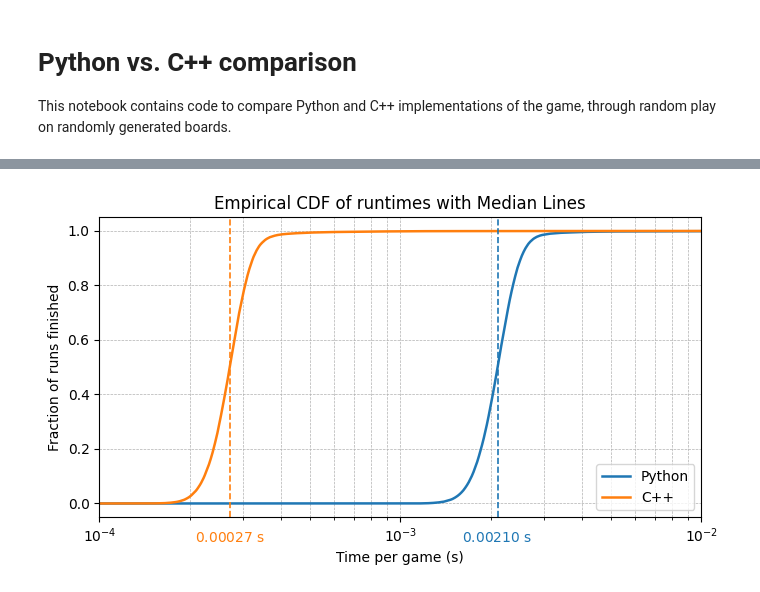
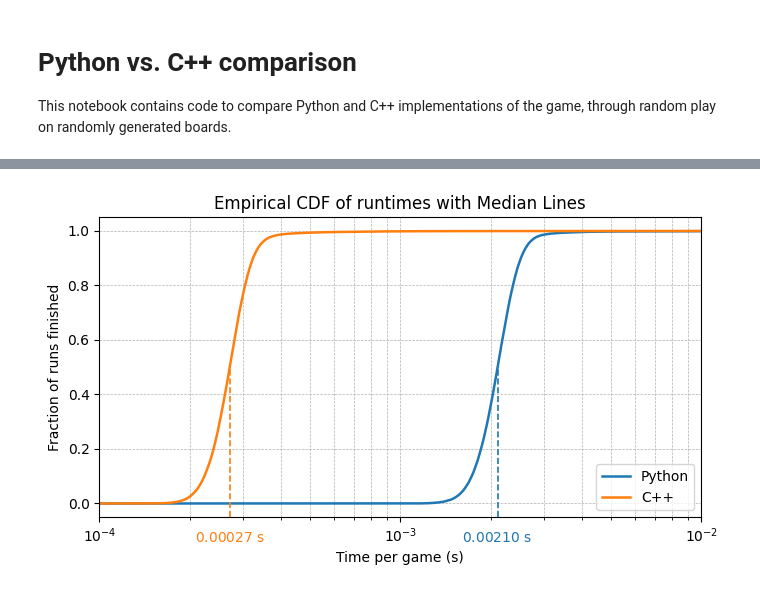
Before and after one commit to espenurheim/FormerMSc, a Jupyter notebook: Former/compare_cpp_py.ipynb, the cells around one changed output, grey strips where cells are left out. Cells and saved outputs as stored; diff of their text form; code cells hidden in the pictures.

Commit message:
Updated code to handle imports

```diff
--- a/Former/compare_cpp_py.ipynb
+++ b/Former/compare_cpp_py.ipynb
@@ -221,36 +200,27 @@ plt.show()
 # %%
-import pandas as pd
-import numpy as np
-import matplotlib.pyplot as plt
+# Plot
+project_root = Path(os.getcwd()).parent
+csv_path = project_root / 'results' / '5_Methodology' / 'game_simulation_results.csv'
 
-# Load your CSV of runtimes
-df = pd.read_csv('other/game_simulation_results.csv')
+df = pd.read_csv(csv_path)
 times_py  = np.sort(df['python_time'].values)
 times_cpp = np.sort(df['cpp_time'].values)
 n = len(times_py)
 
-# 1. Compute medians
 median_py  = np.median(times_py)
 median_cpp = np.median(times_cpp)
 
-# 2. Create a fine grid of x-values between 1e-4 and 1e-2
 x_vals = np.logspace(-4, -2, 1000)
 
-# 3. Compute empirical CDFs
 y_py  = np.searchsorted(times_py,  x_vals, side='right') / n
 y_cpp = np.searchsorted(times_cpp, x_vals, side='right') / n
 
-# 4. Set up the figure and axes
 fig, ax = plt.subplots(figsize=(7, 4))
 ax.plot(x_vals, y_py,  label='Python', color='C0', linewidth=1.8)
 ax.plot(x_vals, y_cpp, label='C++',    color='C1', linewidth=1.8)
+ax.axvline(median_py,  color='C0', linestyle='--', linewidth=1.2, ymax=0.5)
+ax.axvline(median_cpp, color='C1', linestyle='--', linewidth=1.2, ymax=0.5)
 
-# 5. Draw vertical dashed lines at the medians
-ax.axvline(median_py,  color='C0', linestyle='--', linewidth=1.2)
-ax.axvline(median_cpp, color='C1', linestyle='--', linewidth=1.2)
-
-# 6. Place median values below the x-axis
-#    Use axis-transform so y = 0 is at the x-axis, and negative moves below
 ax.text(
     median_py,
     -0.045,
@@ -258,33 +228,31 @@ ax.text(
     transform=ax.get_xaxis_transform(),
     ha='center',
     va='top',
     color='C0'
 )
 ax.text(
     median_cpp,
     -0.045,
     f"${median_cpp:.5f}$ s",
     transform=ax.get_xaxis_transform(),
     ha='center',
     va='top',
     color='C1'
 )
 
-# 7. Final styling
 ax.set_xscale('log')
 ax.set_xlim(1e-4, 1e-2)
 ax.set_ylim(-0.05, 1.05)
 
 ax.set_xlabel("Time per game (s)")
 ax.set_ylabel("Fraction of runs finished")
 ax.set_title("Empirical CDF of runtimes with Median Lines")
 ax.legend(loc='lower right')
 
-# Extend bottom margin to make space for the labels
 plt.subplots_adjust(bottom=0.18)
 
 ax.grid(True, which='both', linestyle='--', linewidth=0.5)
 plt.tight_layout()
 plt.show()
 # %% [output]
-[figure, old version]
+[figure, new version]
```
Also changed, not shown: parts of 4 cells of this notebook, 12 other files.
